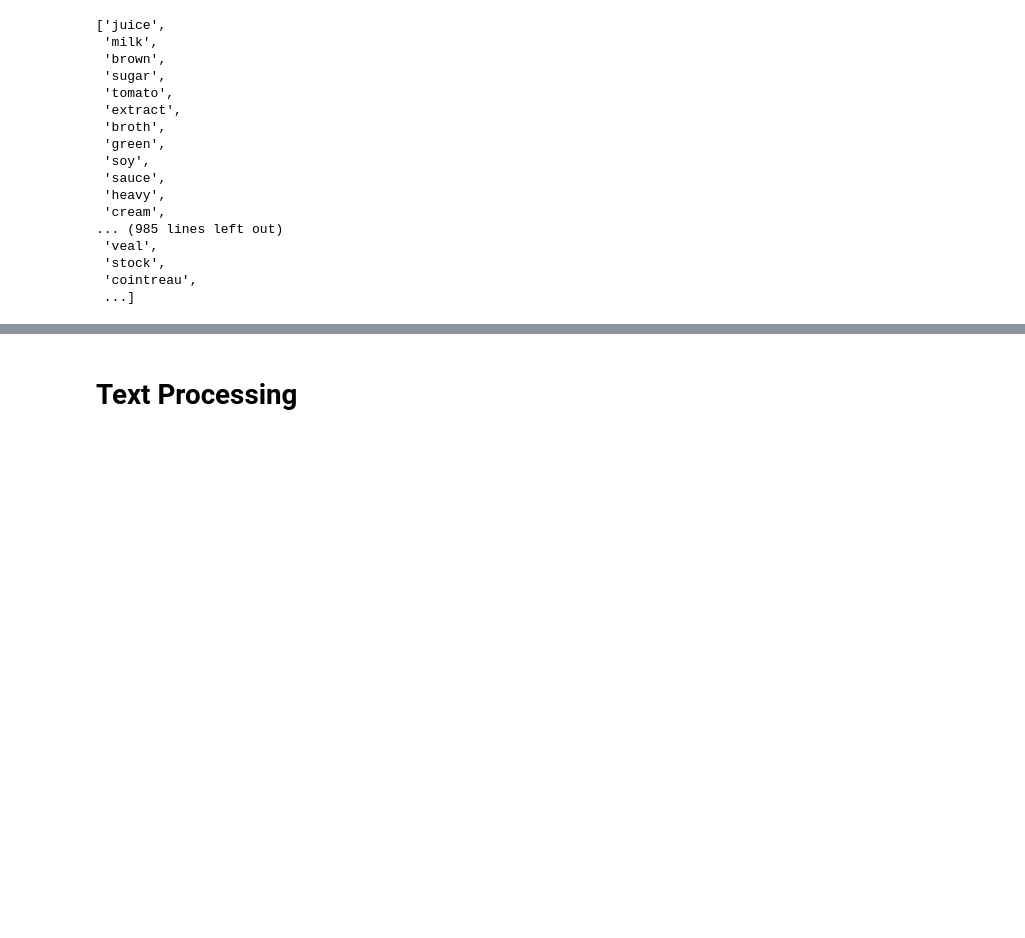
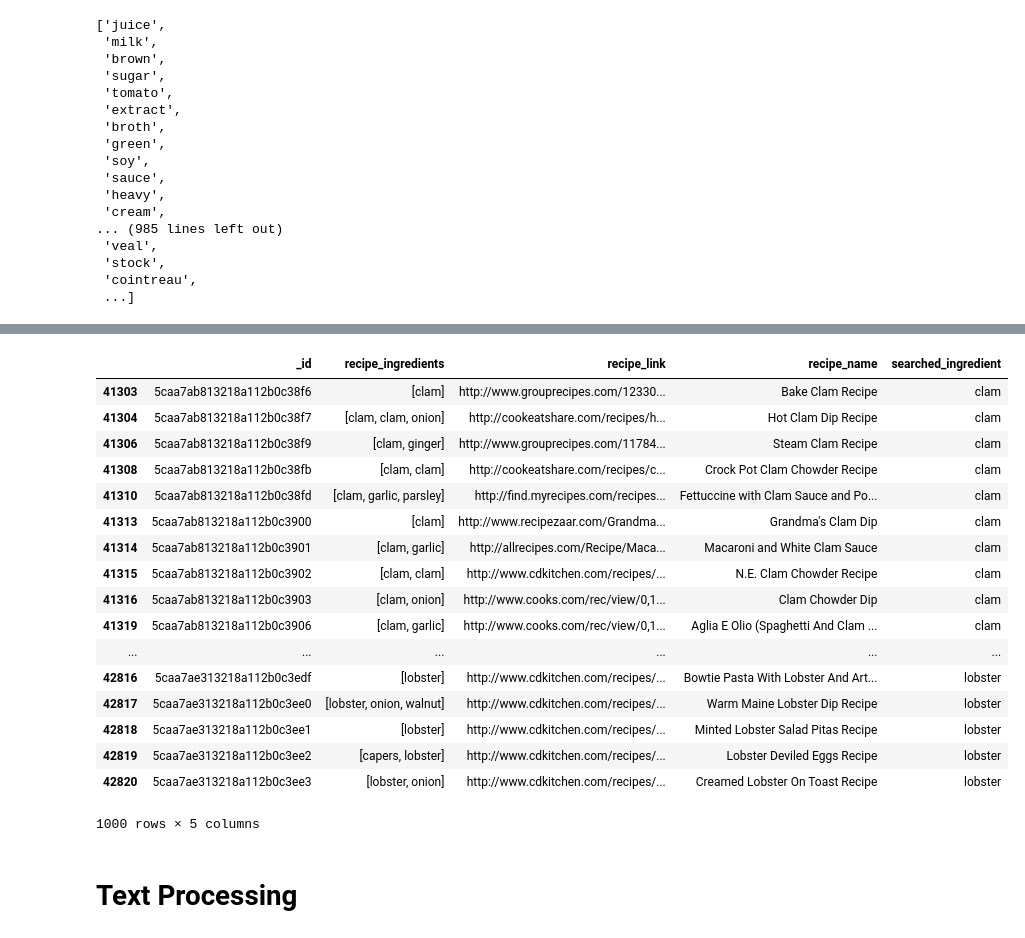
Before and after one commit to ryoiwata/capstone_2, a Jupyter notebook: food_map_nb.ipynb, the cells around one changed output, grey strips where cells are left out. Saved outputs shown, nothing was run; the diff lists cells and outputs as text; code cells hidden in the pictures; blank space fills up the shorter version.

Commit message:
pandas with cleaned up recipes

```diff
--- a/food_map_nb.ipynb
+++ b/food_map_nb.ipynb
@@ -549,3 +586,29 @@ framboise ('raisin', 53)
+# %%
+pickle_in = open("./data/pandas/cleaned_up_recipes_pandas.pickle","rb")
+
+#Getting the dictionary from the pickle
+cleaned_pandas = pickle.load(pickle_in)
+# %%
+cleaned_pandas.head(1000)
+# %% [output]
+|  | _id | recipe_ingredients | recipe_link | recipe_name | searched_ingredient |
+| 41303 | 5caa7ab813218a112b0c38f6 | [clam] | http://www.grouprecipes.com/12330... | Bake Clam Recipe | clam |
+| 41304 | 5caa7ab813218a112b0c38f7 | [clam, clam, onion] | http://cookeatshare.com/recipes/h... | Hot Clam Dip Recipe | clam |
+| 41306 | 5caa7ab813218a112b0c38f9 | [clam, ginger] | http://www.grouprecipes.com/11784... | Steam Clam Recipe | clam |
+| 41308 | 5caa7ab813218a112b0c38fb | [clam, clam] | http://cookeatshare.com/recipes/c... | Crock Pot Clam Chowder Recipe | clam |
+| 41310 | 5caa7ab813218a112b0c38fd | [clam, garlic, parsley] | http://find.myrecipes.com/recipes... | Fettuccine with Clam Sauce and Po... | clam |
+| 41313 | 5caa7ab813218a112b0c3900 | [clam] | http://www.recipezaar.com/Grandma... | Grandma's Clam Dip | clam |
+| 41314 | 5caa7ab813218a112b0c3901 | [clam, garlic] | http://allrecipes.com/Recipe/Maca... | Macaroni and White Clam Sauce | clam |
+| 41315 | 5caa7ab813218a112b0c3902 | [clam, clam] | http://www.cdkitchen.com/recipes/... | N.E. Clam Chowder Recipe | clam |
+| 41316 | 5caa7ab813218a112b0c3903 | [clam, onion] | http://www.cooks.com/rec/view/0,1... | Clam Chowder Dip | clam |
+| 41319 | 5caa7ab813218a112b0c3906 | [clam, garlic] | http://www.cooks.com/rec/view/0,1... | Aglia E Olio (Spaghetti And Clam ... | clam |
+| ... | ... | ... | ... | ... | ... |
+| 42816 | 5caa7ae313218a112b0c3edf | [lobster] | http://www.cdkitchen.com/recipes/... | Bowtie Pasta With Lobster And Art... | lobster |
+| 42817 | 5caa7ae313218a112b0c3ee0 | [lobster, onion, walnut] | http://www.cdkitchen.com/recipes/... | Warm Maine Lobster Dip Recipe | lobster |
+| 42818 | 5caa7ae313218a112b0c3ee1 | [lobster] | http://www.cdkitchen.com/recipes/... | Minted Lobster Salad Pitas Recipe | lobster |
+| 42819 | 5caa7ae313218a112b0c3ee2 | [capers, lobster] | http://www.cdkitchen.com/recipes/... | Lobster Deviled Eggs Recipe | lobster |
+| 42820 | 5caa7ae313218a112b0c3ee3 | [lobster, onion] | http://www.cdkitchen.com/recipes/... | Creamed Lobster On Toast Recipe | lobster |
+1000 rows × 5 columns
 # %% [markdown]
 # Text Processing
 # %% [markdown]
```
Also changed, not shown: parts of 18 cells of this notebook, 1 other file.
